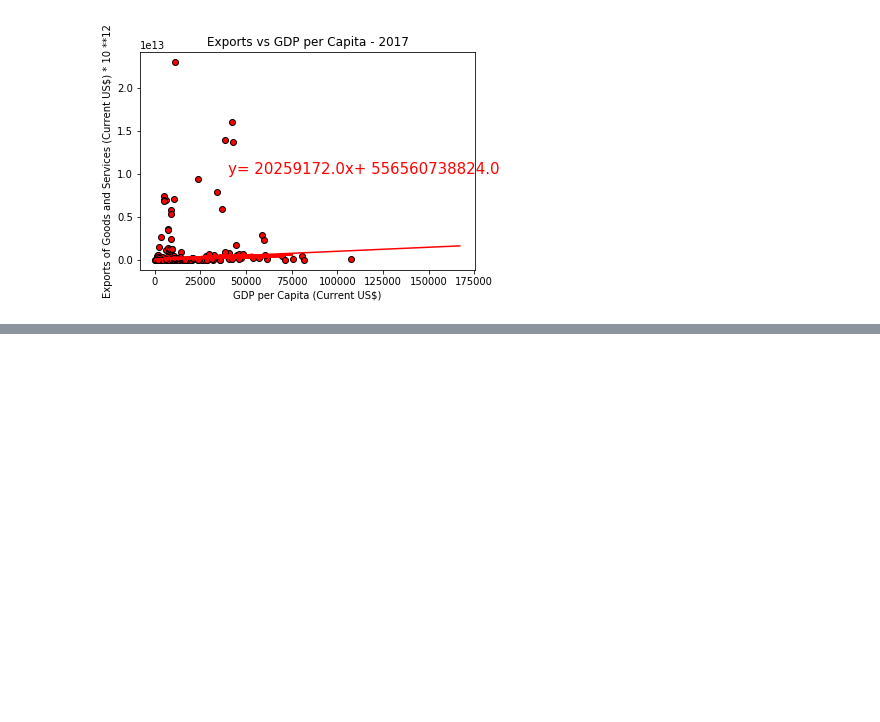
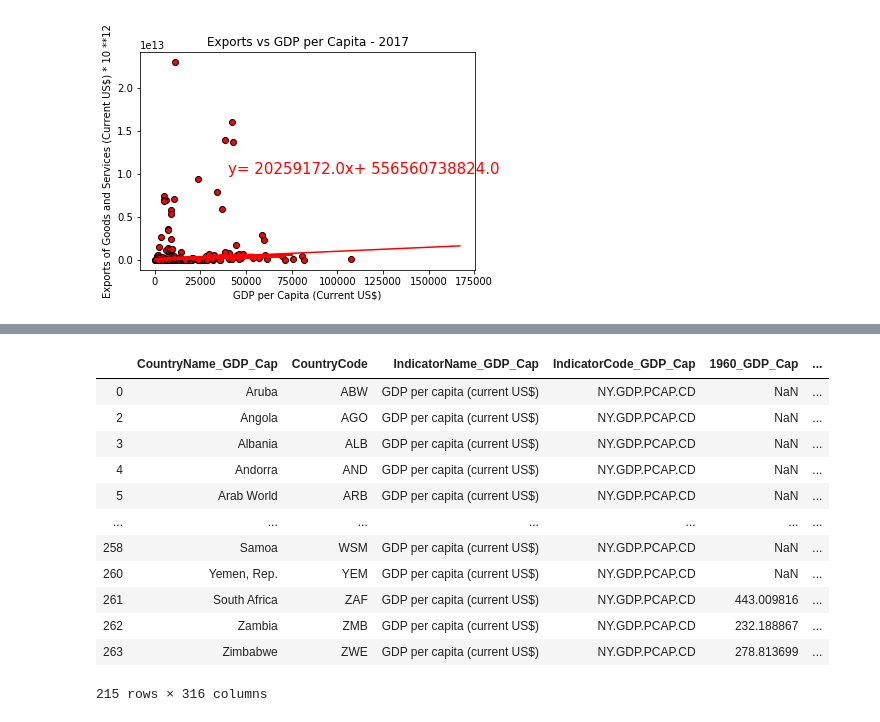
Before and after one commit to TVanEyck/Project1, a Jupyter notebook: World_Development_Indicators_JA.ipynb, the cells around one changed output, grey strips where cells are left out. Cells and saved outputs as stored; diff of their text form; code cells hidden in the pictures; blank space fills up the shorter version.

```diff
--- a/World_Development_Indicators_JA.ipynb
+++ b/World_Development_Indicators_JA.ipynb
@@ -232,0 +289,18 @@ The Rsquared value is 0.25.
+# %%
+# test to see how many countries show with this condition
+t = summary_df.loc[summary_df["1990_GDP_Cap"]>=200]
+t
+# %% [output]
+|  | CountryName_GDP_Cap | CountryCode | IndicatorName_GDP_Cap | IndicatorCode_GDP_Cap | 1960_GDP_Cap | ... |
+| 0 | Aruba | ABW | GDP per capita (current US$) | NY.GDP.PCAP.CD | NaN | ... |
+| 2 | Angola | AGO | GDP per capita (current US$) | NY.GDP.PCAP.CD | NaN | ... |
+| 3 | Albania | ALB | GDP per capita (current US$) | NY.GDP.PCAP.CD | NaN | ... |
+| 4 | Andorra | AND | GDP per capita (current US$) | NY.GDP.PCAP.CD | NaN | ... |
+| 5 | Arab World | ARB | GDP per capita (current US$) | NY.GDP.PCAP.CD | NaN | ... |
+| ... | ... | ... | ... | ... | ... | ... |
+| 258 | Samoa | WSM | GDP per capita (current US$) | NY.GDP.PCAP.CD | NaN | ... |
+| 260 | Yemen, Rep. | YEM | GDP per capita (current US$) | NY.GDP.PCAP.CD | NaN | ... |
+| 261 | South Africa | ZAF | GDP per capita (current US$) | NY.GDP.PCAP.CD | 443.009816 | ... |
+| 262 | Zambia | ZMB | GDP per capita (current US$) | NY.GDP.PCAP.CD | 232.188867 | ... |
+| 263 | Zimbabwe | ZWE | GDP per capita (current US$) | NY.GDP.PCAP.CD | 278.813699 | ... |
+215 rows × 316 columns
```
Also changed, not shown: parts of 8 cells of this notebook, 7 other files.
